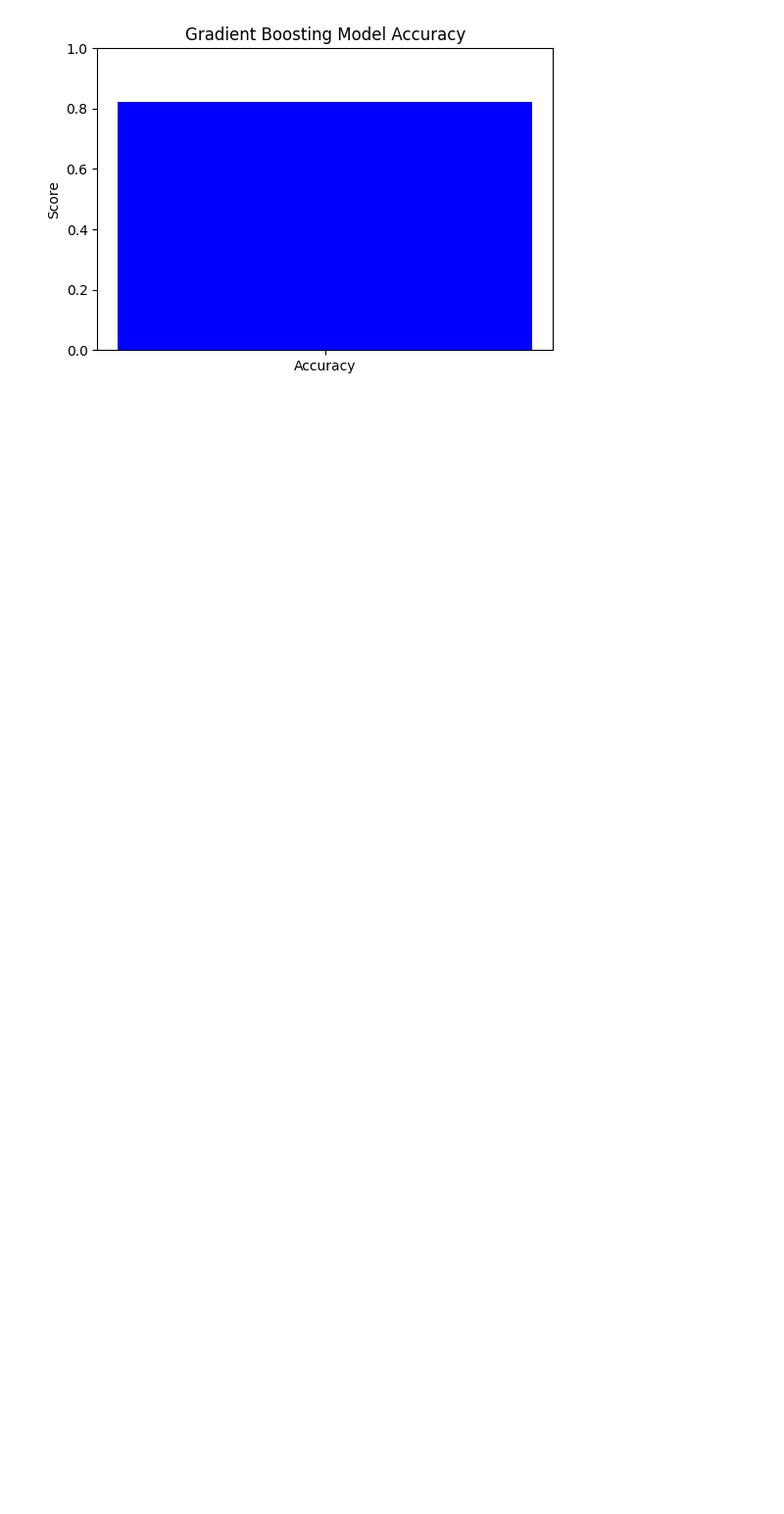
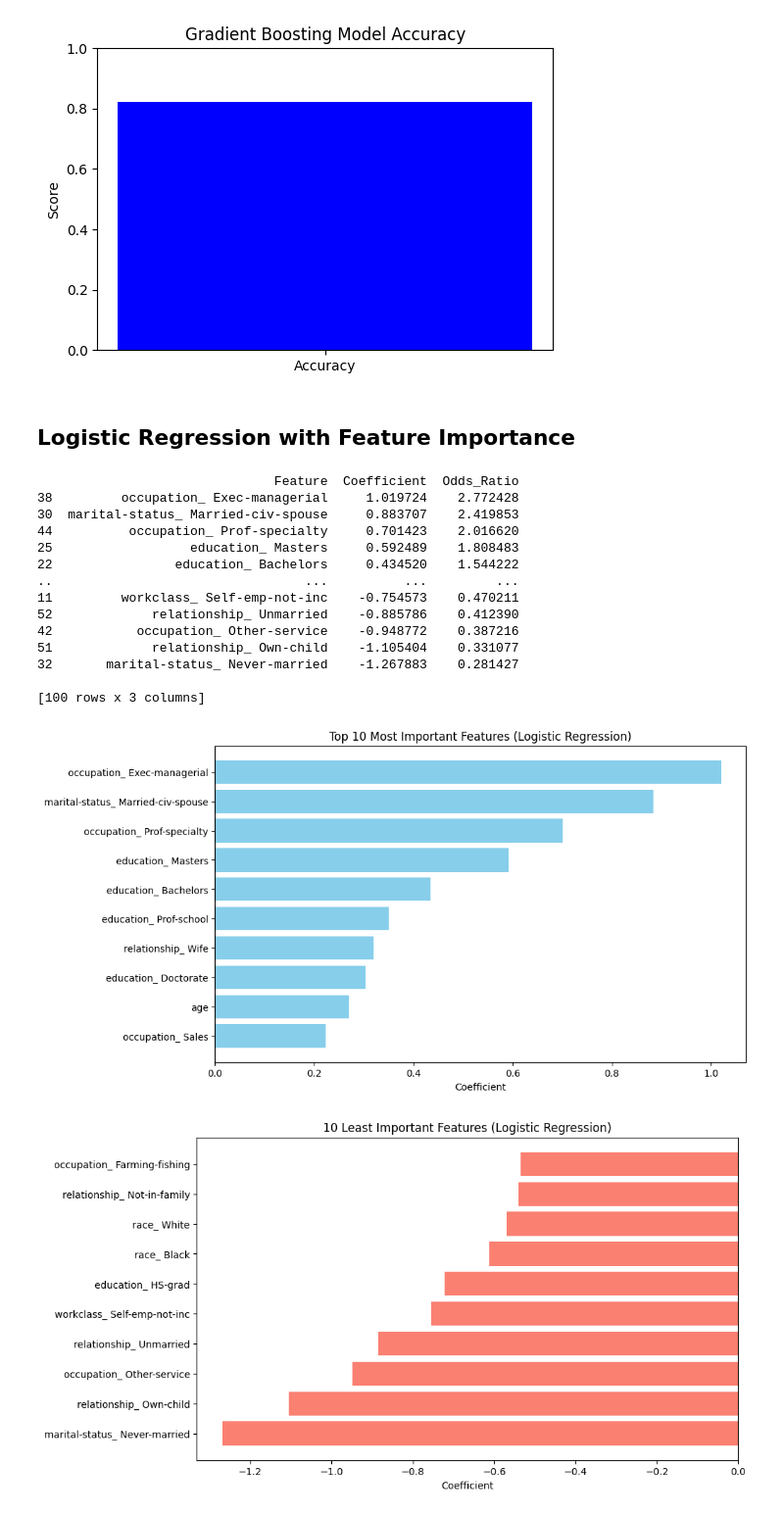
Before and after one commit to avr1/CS6140FinalProject, a Jupyter notebook: src/init.ipynb, the cells around one changed output. Shown at 98% size. Drawn from its saved outputs; the diff is of its cells as text; code cells hidden in the pictures; blank space fills up the shorter version.

```diff
--- a/src/init.ipynb
+++ b/src/init.ipynb
@@ -325,3 +325,59 @@ Classification Report:
 weighted avg       0.81      0.82      0.81     16281
 [figure]
 [figure]
+# %% [markdown]
+## Logistic Regression with Feature Importance
+# %%
+from sklearn.linear_model import LogisticRegression
+from sklearn.preprocessing import StandardScaler
+
+X = pd.get_dummies(X_train, drop_first=True)
+y = y_train
+
+# Scale the numeric features (age)
+scaler = StandardScaler()
+X['age'] = scaler.fit_transform(X[['age']])
+
+# Fit logistic regression
+log_reg = LogisticRegression(max_iter=1000)
+log_reg.fit(X, y)
+
+# Display the coefficients
+coef_df = pd.DataFrame({
+    'Feature': X.columns,
+    'Coefficient': log_reg.coef_[0],
+    'Odds_Ratio': np.exp(log_reg.coef_[0])
+}).sort_values(by='Coefficient', ascending=False)
+
+print(coef_df)
+
+# Plot the most important features
+plt.figure(figsize=(10, 6))
+plt.barh(coef_df['Feature'][:10][::-1], coef_df['Coefficient'][:10][::-1], color='skyblue')
+plt.xlabel('Coefficient')
+plt.title('Top 10 Most Important Features (Logistic Regression)')
+plt.show()
+
+# Plot the least important features
+plt.figure(figsize=(10, 6))
+plt.barh(coef_df['Feature'][-10:][::-1], coef_df['Coefficient'][-10:][::-1], color='salmon')
+plt.xlabel('Coefficient')
+plt.title('10 Least Important Features (Logistic Regression)')
+plt.show()
+# %% [output]
+                               Feature  Coefficient  Odds_Ratio
+38         occupation_ Exec-managerial     1.019724    2.772428
+30  marital-status_ Married-civ-spouse     0.883707    2.419853
+44          occupation_ Prof-specialty     0.701423    2.016620
+25                  education_ Masters     0.592489    1.808483
+22                education_ Bachelors     0.434520    1.544222
+..                                 ...          ...         ...
+11         workclass_ Self-emp-not-inc    -0.754573    0.470211
+52             relationship_ Unmarried    -0.885786    0.412390
+42           occupation_ Other-service    -0.948772    0.387216
+51             relationship_ Own-child    -1.105404    0.331077
+32       marital-status_ Never-married    -1.267883    0.281427
+
+[100 rows x 3 columns]
+[figure, added]
+[figure, added]
```
Also changed, not shown: parts of 3 cells of this notebook, 1 other file.
